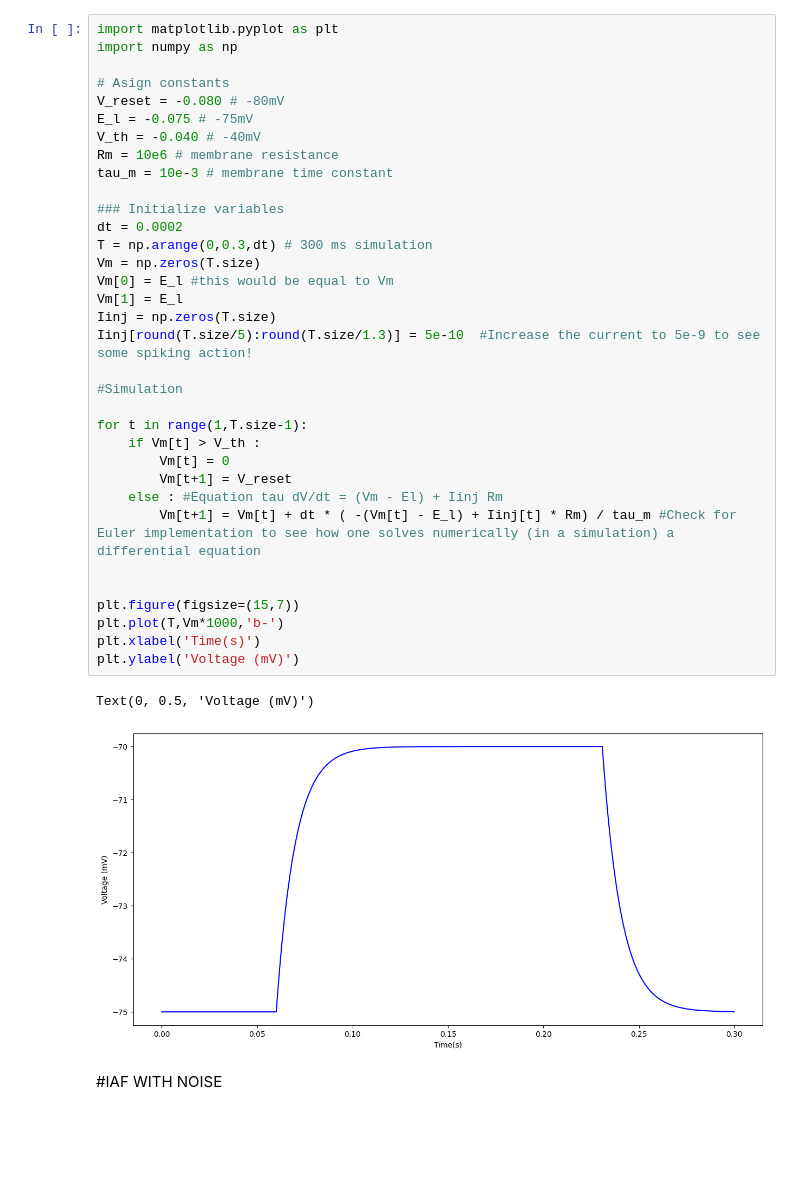
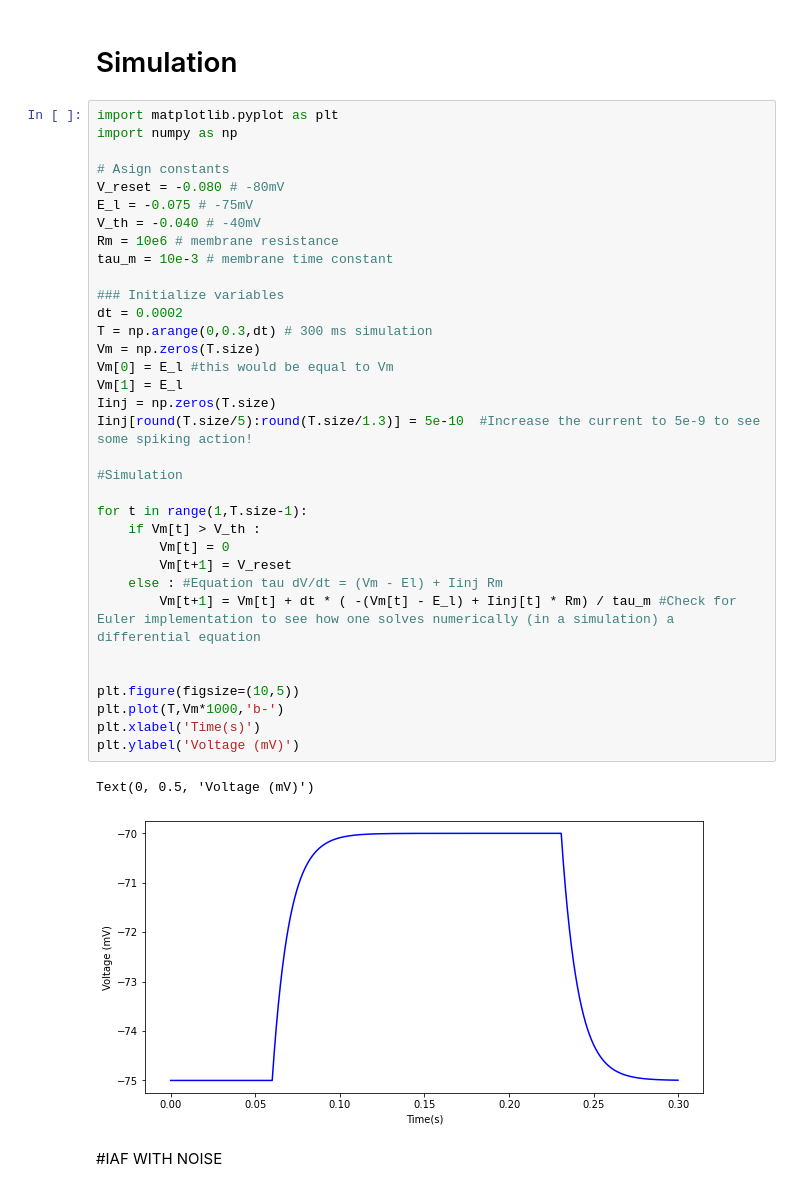
Before and after one commit to trendinafrica/TReND-CaMinA, a Jupyter notebook: notebooks/14-Wednesday/1-IntegrateAndFire_model_neuron.ipynb, the cells around one changed output. Saved outputs shown, nothing was run; the diff lists cells and outputs as text; blank space fills up the shorter version.

```diff
--- a/notebooks/14-Wednesday/1-IntegrateAndFire_model_neuron.ipynb
+++ b/notebooks/14-Wednesday/1-IntegrateAndFire_model_neuron.ipynb
@@ -4,3 +13,5 @@ Constant pulse of current
+# %% [markdown]
+#  Simulation
 # %%
 import matplotlib.pyplot as plt
 import numpy as np
@@ -9,35 +20,35 @@ import numpy as np
 V_reset = -0.080 # -80mV
 E_l = -0.075 # -75mV
 V_th = -0.040 # -40mV
 Rm = 10e6 # membrane resistance
 tau_m = 10e-3 # membrane time constant
 
 ### Initialize variables
 dt = 0.0002
 T = np.arange(0,0.3,dt) # 300 ms simulation
 Vm = np.zeros(T.size)
 Vm[0] = E_l #this would be equal to Vm
 Vm[1] = E_l
 Iinj = np.zeros(T.size)
 Iinj[round(T.size/5):round(T.size/1.3)] = 5e-10  #Increase the current to 5e-9 to see some spiking action!
 
 #Simulation
 
 for t in range(1,T.size-1):
     if Vm[t] > V_th :
         Vm[t] = 0
         Vm[t+1] = V_reset
     else : #Equation tau dV/dt = (Vm - El) + Iinj Rm
         Vm[t+1] = Vm[t] + dt * ( -(Vm[t] - E_l) + Iinj[t] * Rm) / tau_m #Check for Euler implementation to see how one solves numerically (in a simulation) a differential equation
 
 
-plt.figure(figsize=(15,7))
+plt.figure(figsize=(10,5))
 plt.plot(T,Vm*1000,'b-')
 plt.xlabel('Time(s)')
 plt.ylabel('Voltage (mV)')
 # %% [output]
 Text(0, 0.5, 'Voltage (mV)')
-[figure, old version]
+[figure, new version]
 # %% [markdown]
 #IAF WITH NOISE
 # %%
```
Also changed, not shown: parts of 3 cells of this notebook, 1 other file.
